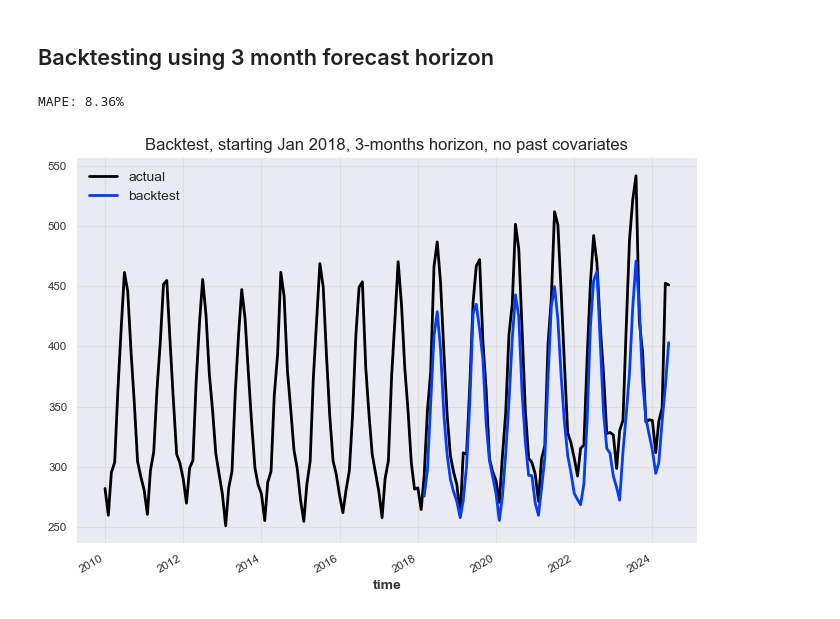
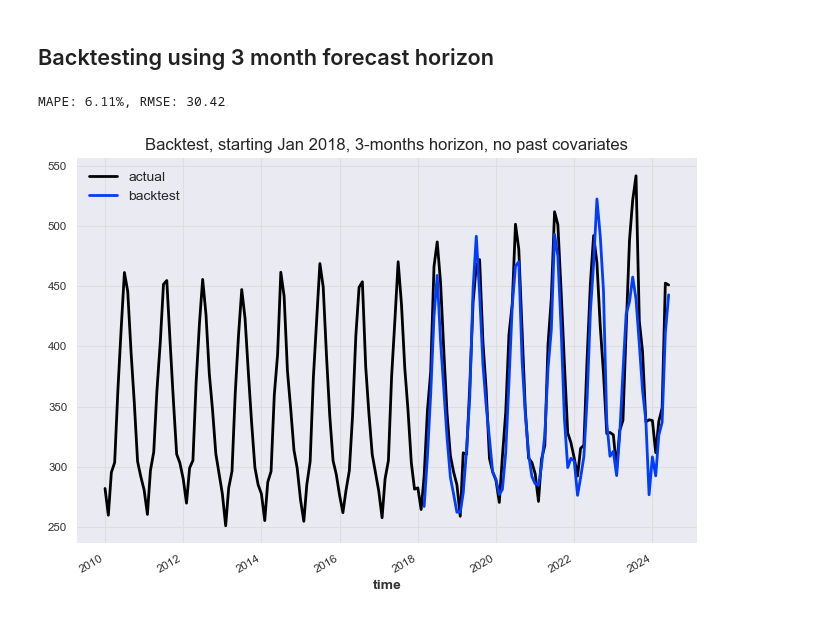
Before and after one commit to TheVeryCoolJackson/COMPSCI760-Electricity-Timeseries, a Jupyter notebook: RNN_test/RNN_test.ipynb, the cells around one changed output. Drawn from its saved outputs; the diff is of its cells as text; code cells hidden in the pictures.

Commit message:
model fine tuning

```diff
--- a/RNN_test/RNN_test.ipynb
+++ b/RNN_test/RNN_test.ipynb
@@ -184,40 +179,44 @@ model_gru_backtest = BlockRNNModel(
     optimizer_kwargs={"lr": 1e-2},
     model_name="Electricity_GRU",
     log_tensorboard=True,
-    input_chunk_length=36,
+    input_chunk_length=66,
     save_checkpoints=True,
     force_reset = True,
     output_chunk_length=3,
-    random_state=20
+    random_state=5
 )
 # %%
 # without past covariates
-backtest_series = model_gru_no_past_cov.historical_forecasts(
+backtest_series = model_gru_backtest.historical_forecasts(
     series_transformed['Est. Total consumption (GWh)'],
     start=pd.Timestamp("20180101"),
     forecast_horizon=3,
     retrain=True,
     verbose=False,
 )
 
 backtest_series_reversed = transformer_target.inverse_transform(backtest_series)
 
 plt.figure(figsize=(8, 5))
 ts['Est. Total consumption (GWh)'].plot(label="actual")
 backtest_series_reversed.plot(label="backtest")
 plt.legend()
 plt.title("Backtest, starting Jan 2018, 3-months horizon, no past covariates")
 print(
-    "MAPE: {:.2f}%".format(
+    "MAPE: {:.2f}%, RMSE: {:.2f}".format(
         mape(
+            ts['Est. Total consumption (GWh)'],
+            backtest_series_reversed,
+        ),
+        rmse(
             ts['Est. Total consumption (GWh)'],
             backtest_series_reversed,
         )
     )
 )
 # %% [output]
-MAPE: 8.36%
+MAPE: 6.11%, RMSE: 30.42
-[figure, old version]
+[figure, new version]
 # %%
 # with past covariates
 backtest_series = model_gru_backtest.historical_forecasts(
```
Also changed, not shown: parts of 6 cells of this notebook.
